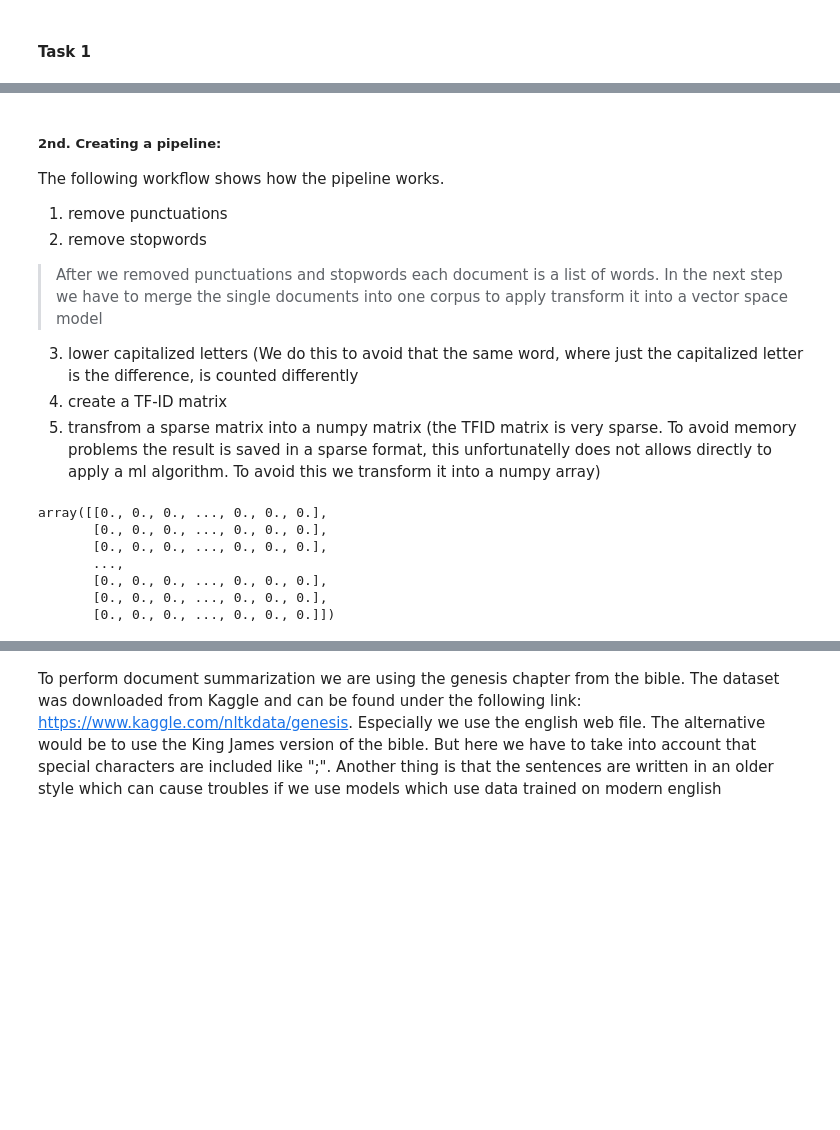
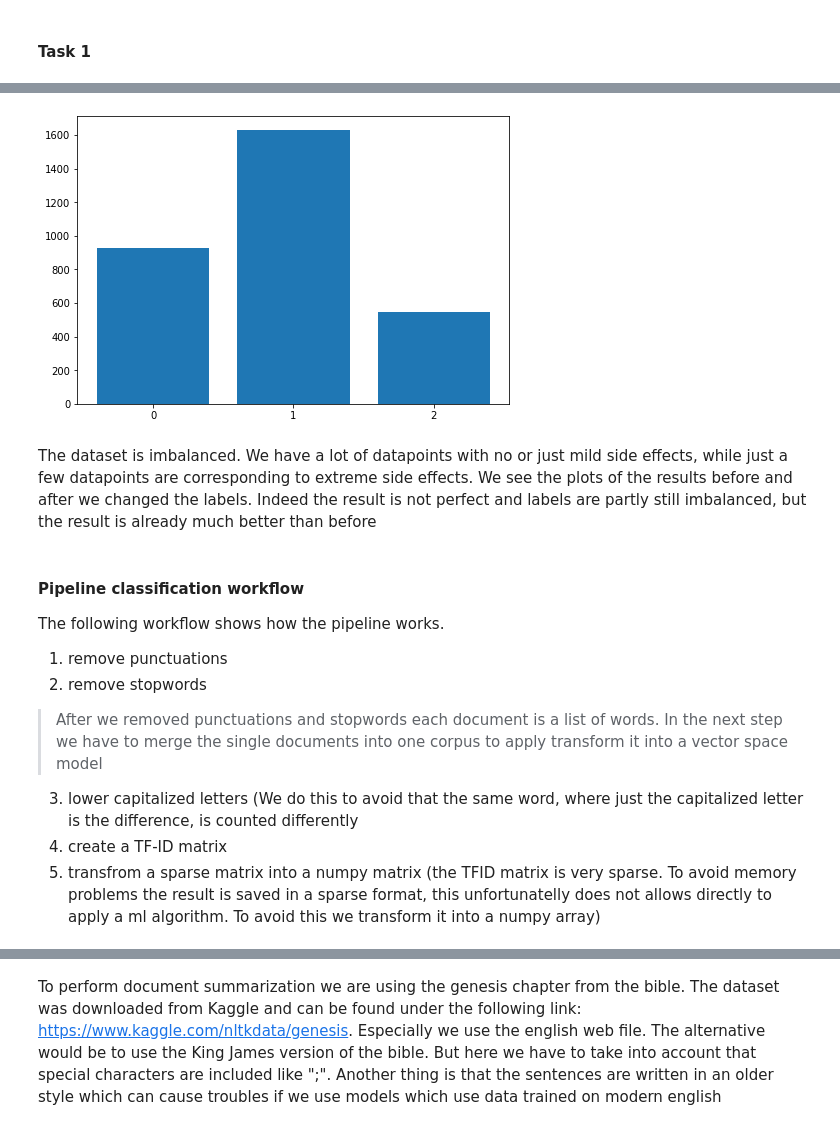
Before and after one commit to Oviing/Text-Mining, a Jupyter notebook: Text_Mining_Assignment.ipynb, the cells around one changed output, grey strips where cells are left out. Cells and saved outputs as stored; diff of their text form; code cells hidden in the pictures; blank space fills up the shorter version.

```diff
--- a/Text_Mining_Assignment.ipynb
+++ b/Text_Mining_Assignment.ipynb
@@ -420,0 +358,5 @@ TypeError: bar() missing 1 required positional argument: 'height'
+# %%
+# map the strings to numerical labels
+effects = {"No Side Effects": 0, "Mild Side Effects": 1, "Moderate Side Effects": 1, "Extremely Severe Side Effects": 2, "Severe Side Effects": 2}
+y_label = drug_data_train['sideEffects'].map(effects)
+y_label_test = drug_data_test['sideEffects'].map(effects)
@@ -420,0 +377,17 @@ TypeError: bar() missing 1 required positional argument: 'height'
+# %%
+unique, counts = np.unique(y_label, return_counts=True)
+frequence = dict(zip(unique, counts))
+
+f = np.array([frequence[0], frequence[1], frequence[2]])
+
+fig = plt.figure()
+ax = fig.add_axes([0,0,1,1])
+b = ["0", "1", "2"]
+h = f
+ax.bar(b,h)
+plt.show()
+# %% [output]
+[figure, added]
+# %% [markdown]
+The dataset is imbalanced. We have a lot of datapoints with no or just mild side effects, while just a few datapoints are corresponding to extreme side effects.
+We see the plots of the results before and after we changed the labels. Indeed the result is not perfect and labels are partly still imbalanced, but the result is already much better than before
@@ -427,5 +401,5 @@ X_train, X_test, y_train, y_test = train_test_split(X, y, test_size=0.10, random
 # %% [markdown]
-##### 2nd. Creating a pipeline:
+#### Pipeline classification workflow
 
 The following workflow shows how the pipeline works.
 1. remove punctuations
@@ -444,11 +418 @@ base_pipeline = Pipeline([("Remove_Punktuation", CleanText()),
                          ("Matrix", NotSparse())])
-# %%
-base_pipeline.fit_transform(X)
-# %% [output]
-array([[0., 0., 0., ..., 0., 0., 0.],
-       [0., 0., 0., ..., 0., 0., 0.],
-       [0., 0., 0., ..., 0., 0., 0.],
-       ...,
-       [0., 0., 0., ..., 0., 0., 0.],
-       [0., 0., 0., ..., 0., 0., 0.],
-       [0., 0., 0., ..., 0., 0., 0.]])
```
Also changed, not shown: parts of 154 cells of this notebook.
